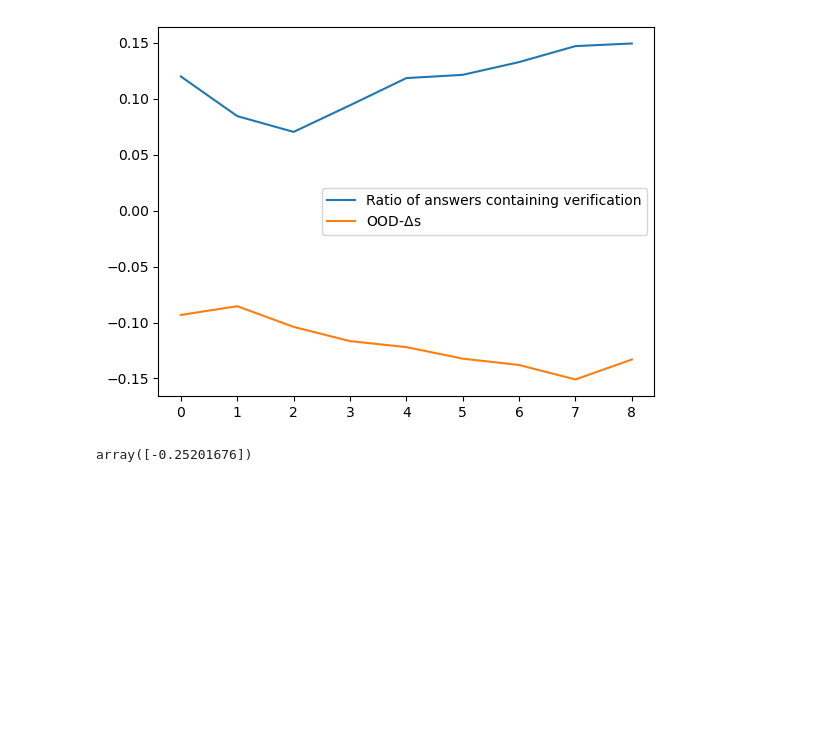
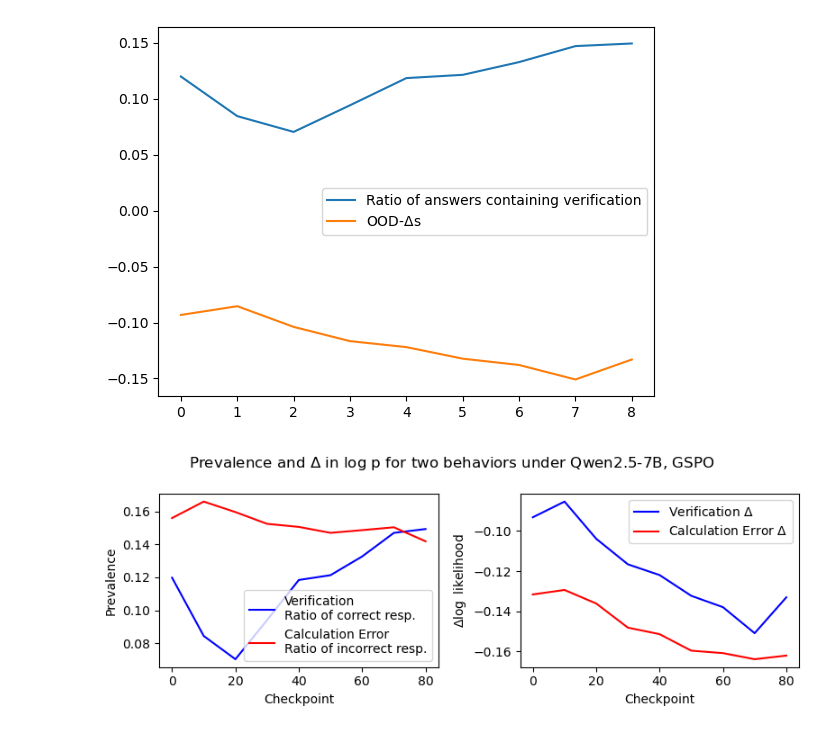
Before and after one commit to rfechner/verl, a Jupyter notebook: workspace/plots/exp12_ariadne_viz.ipynb, the cells around one changed output. Cells and saved outputs as stored; diff of their text form; code cells hidden in the pictures; blank space fills up the shorter version.

```diff
--- a/workspace/plots/exp12_ariadne_viz.ipynb
+++ b/workspace/plots/exp12_ariadne_viz.ipynb
@@ -202,5 +202,5 @@ sampled_errors = idprompts.groupby('step', sort=False).apply(lambda g: len(g))
 sampled_errors = sampled_errors.sort_index()
 # %%
 # plot ratio between flagged calculation errors and sampled errors.
-ratio = np.array(calculation_error_frequencies) / np.array(sampled_errors)
+calc_error_ratio = np.array(calculation_error_frequencies) / np.array(sampled_errors)
 # %%
@@ -210,6 +210,6 @@ array([0.15591398, 0.16590909, 0.15954606, 0.15240424, 0.15054745,
        0.14694656, 0.14859438, 0.15031983, 0.14181818])
 # %%
 id_dfs_spliced = splice_id_data(id_dfs)
-id_values, ood_values = compute_plotting_values(id_dfs_spliced, ood_dfs)
+calc_error_id_values, calc_error_ood_values = compute_plotting_values(id_dfs_spliced, ood_dfs)
 # %%
 fig, (ax1, ax2) = plt.subplots(nrows=1, ncols=2, figsize=(10, 5))
@@ -321,7 +321,35 @@ plt.legend()
 plt.show()
 # %% [output]
 [figure]
-# %%
-np.correlate(ratio, ood_values)
-# %% [output]
-array([-0.25201676])
+# %%
+## thesis plots.
+output_dir = '/u/rfechner/verl/plots/deltas'
+
+fig, (ratio_ax, delta_ax) = plt.subplots(nrows=1, ncols=2, figsize=(8, 3))
+
+validation_ratio = ratio
+validation_ood_values = ood_values
+
+xs = np.arange(len(validation_ratio)) # same for validation and error
+xticks = xs * 10 # checkpoints
+ratio_ax.plot(validation_ratio, color='blue', label='Verification\nRatio of correct resp.')
+ratio_ax.plot(calc_error_ratio, color='red', label='Calculation Error\nRatio of incorrect resp.')
+ratio_ax.set_xticks(xs[::2], xticks[::2])
+ratio_ax.set_ylabel('Prevalence')
+ratio_ax.set_xlabel('Checkpoint')
+ratio_ax.legend(loc='lower right')
+
+delta_ax.plot(validation_ood_values, color='blue', label='Verification $\\Delta$')
+delta_ax.plot(calc_error_ood_values, color='red', label='Calculation Error $\\Delta$')
+delta_ax.set_xticks(xs[::2], xticks[::2])
+delta_ax.set_ylabel(r"$\Delta \log $ likelihood")
+delta_ax.set_xlabel('Checkpoint')
+delta_ax.legend()
+
+plt.suptitle('Prevalence and $\\Delta$ in log p for two behaviors under Qwen2.5-7B, GSPO')
+plt.tight_layout()
+outfile = f"ariadne_correlations.pdf"
+fig.savefig(os.path.join(output_dir, outfile), format="pdf", bbox_inches="tight")
+plt.show()
+# %% [output]
+[figure, added]
```
Also changed, not shown: parts of 2 cells of this notebook, 5 other files.
